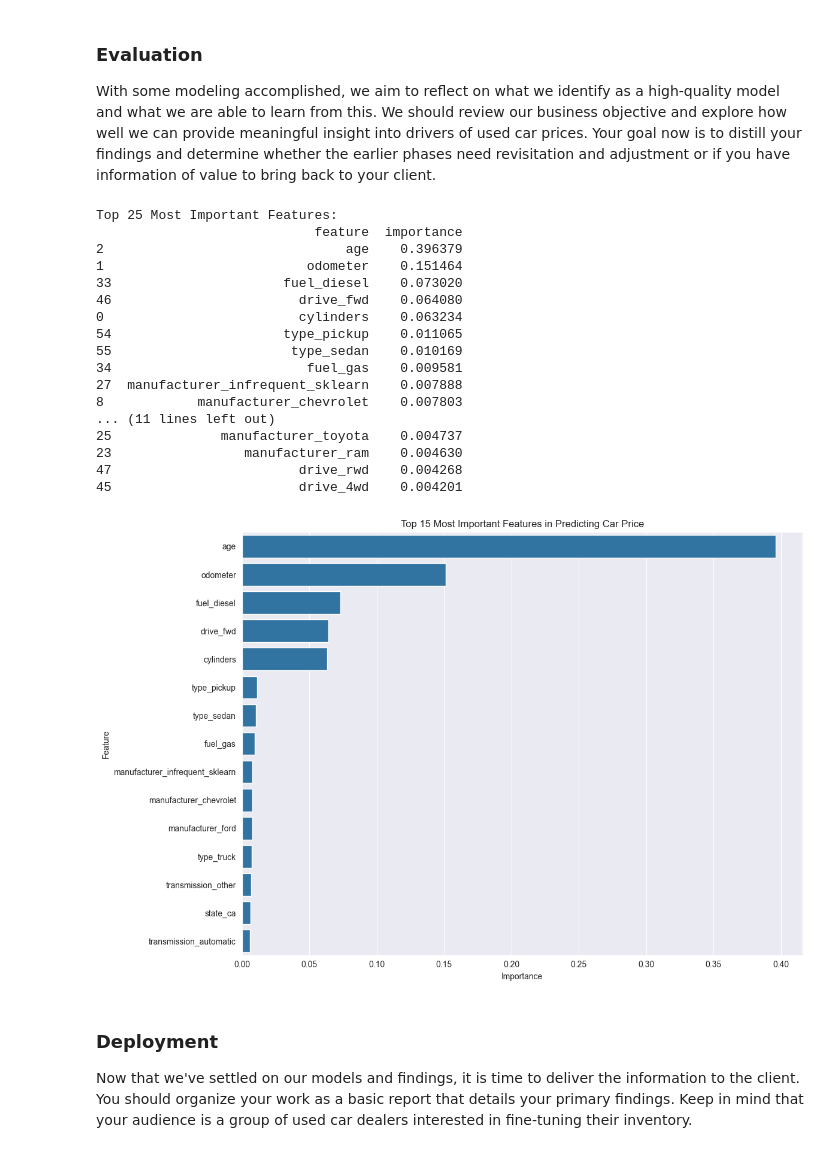
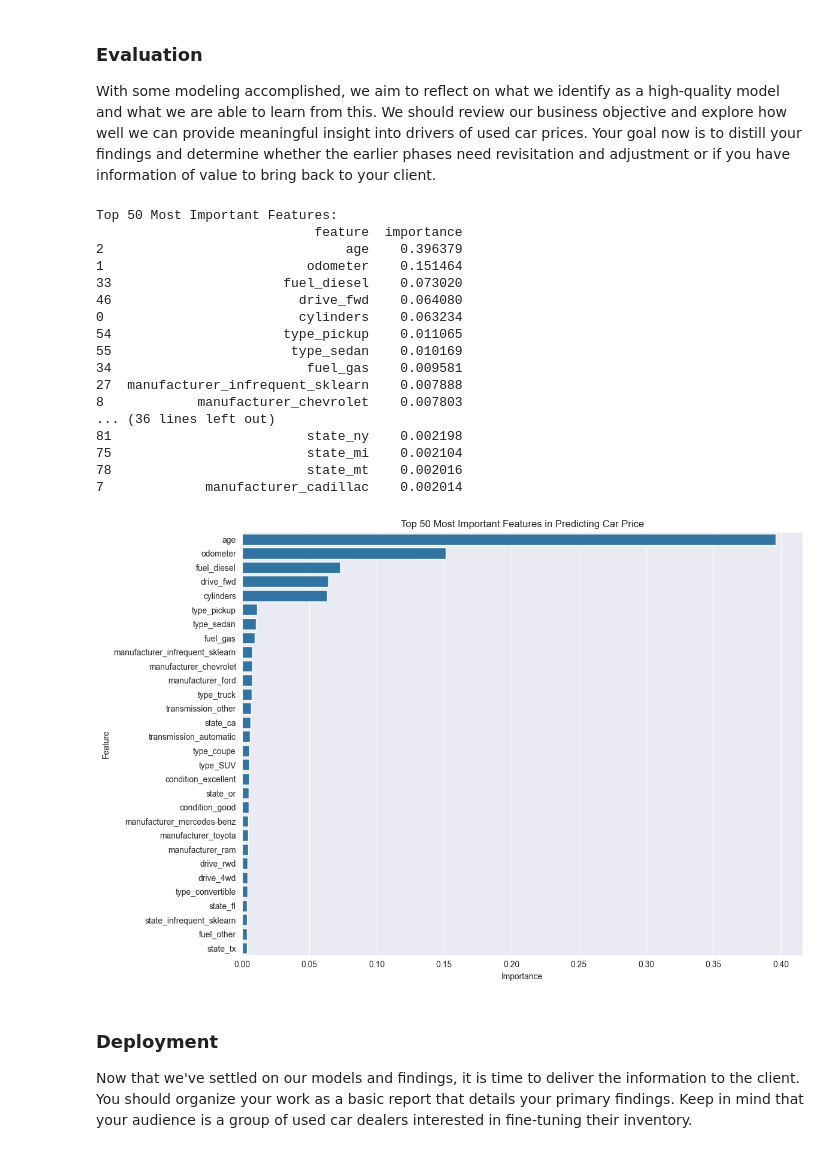
Before and after one commit to licyambrose/carpriceproject, a Jupyter notebook: assignment_2_carprice_prediction.ipynb, the cells around one changed output. Drawn from its saved outputs; the diff is of its cells as text; code cells hidden in the pictures.

```diff
--- a/assignment_2_carprice_prediction.ipynb
+++ b/assignment_2_carprice_prediction.ipynb
@@ -359,44 +359,44 @@ With some modeling accomplished, we aim to reflect on what we identify as a high
 # Extract feature importances from the Random Forest model
 rf_model = rf_pipeline.named_steps['regressor']
 preprocessor = rf_pipeline.named_steps['preprocessor']
 ohe_feature_names = preprocessor.named_transformers_['cat'].get_feature_names_out(categorical_features)
 feature_names = np.concatenate([numerical_features, ohe_feature_names])
 
 importances = rf_model.feature_importances_
 feature_importance_df = pd.DataFrame({'feature': feature_names, 'importance': importances})
 feature_importance_df = feature_importance_df.sort_values(by='importance', ascending=False)
 
 # Display the top 15 most important features
-print("Top 25 Most Important Features:")
-print(feature_importance_df.head(25))
+print("Top 50 Most Important Features:")
+print(feature_importance_df.head(50))
 
 # Plot feature importances
 plt.figure(figsize=(12, 8))
-sns.barplot(x='importance', y='feature', data=feature_importance_df.head(15))
-plt.title('Top 15 Most Important Features in Predicting Car Price')
+sns.barplot(x='importance', y='feature', data=feature_importance_df.head(30))
+plt.title('Top 50 Most Important Features in Predicting Car Price')
 plt.xlabel('Importance')
 plt.ylabel('Feature')
 plt.tight_layout()
 plt.show()
 # %% [output]
-Top 25 Most Important Features:
+Top 50 Most Important Features:
                             feature  importance
 2                               age    0.396379
 1                          odometer    0.151464
 33                      fuel_diesel    0.073020
 46                        drive_fwd    0.064080
 0                         cylinders    0.063234
 54                      type_pickup    0.011065
 55                       type_sedan    0.010169
 34                         fuel_gas    0.009581
 27  manufacturer_infrequent_sklearn    0.007888
 8            manufacturer_chevrolet    0.007803
-... (11 lines left out)
-25              manufacturer_toyota    0.004737
-23                 manufacturer_ram    0.004630
-47                        drive_rwd    0.004268
-45                        drive_4wd    0.004201
+... (36 lines left out)
+81                         state_ny    0.002198
+75                         state_mi    0.002104
+78                         state_mt    0.002016
+7             manufacturer_cadillac    0.002014
-[figure, old version]
+[figure, new version]
 # %% [markdown]
 ### Deployment
 
```
